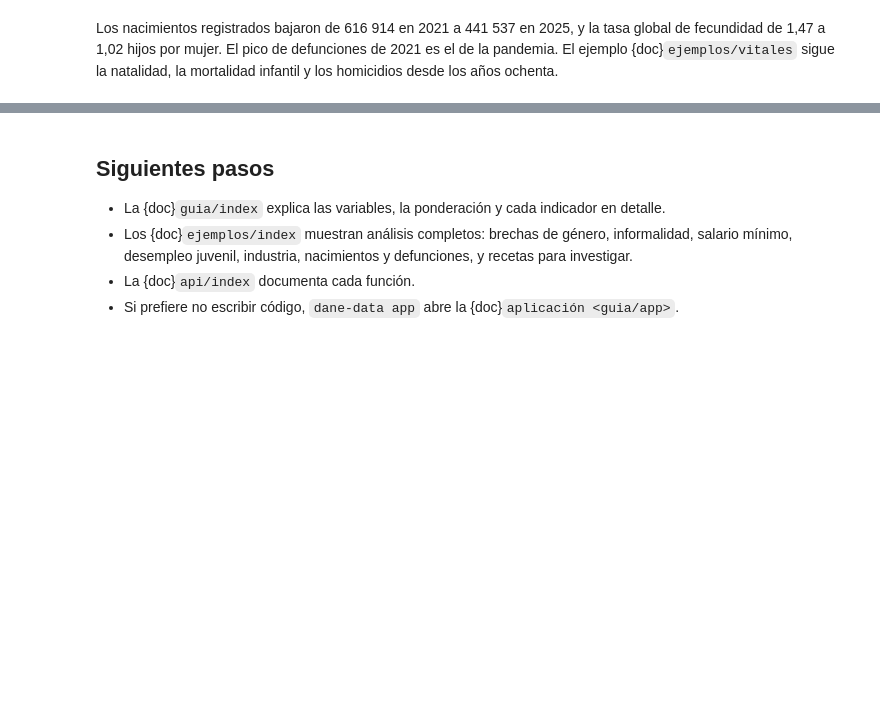
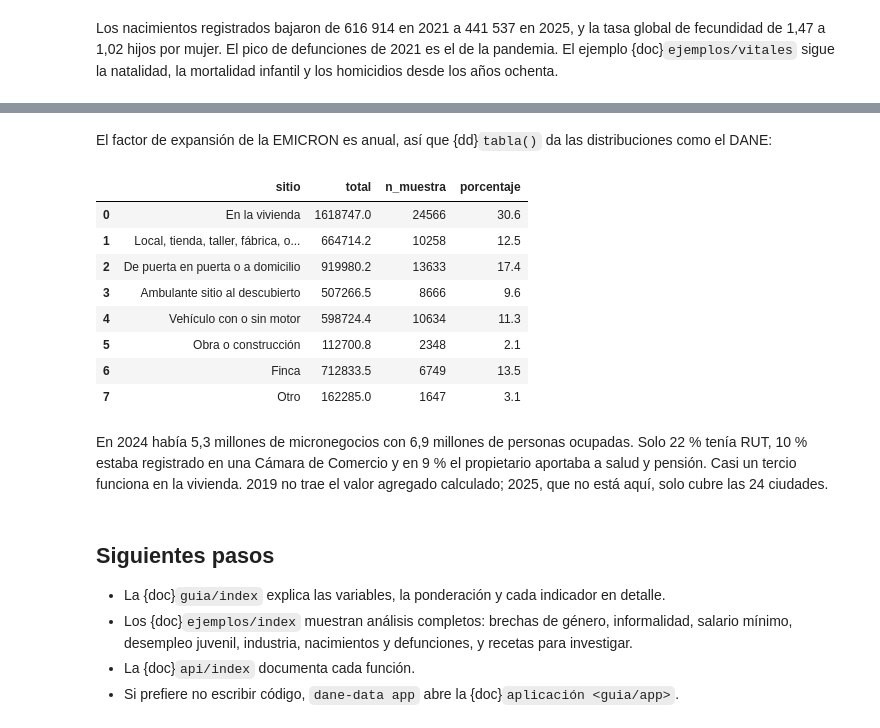
Before and after one commit to IntegralIndefinida/DANE-data, a Jupyter notebook: docs/primeros_pasos.ipynb, the cells around one changed output, grey strips where cells are left out. Saved outputs shown, nothing was run; the diff lists cells and outputs as text; code cells hidden in the pictures; blank space fills up the shorter version.

```diff
--- a/docs/primeros_pasos.ipynb
+++ b/docs/primeros_pasos.ipynb
@@ -187,3 +207,21 @@ sigue la natalidad, la mortalidad infantil y los homicidios desde los años oche
+# %% [markdown]
+El factor de expansión de la EMICRON es anual, así que {dd}`tabla()` da las distribuciones como el DANE:
+# %%
+dd.tabla(emi[emi.anio == 2024], por="sitio", estadistico="porcentaje").round(1)
+# %% [output]
+|  | sitio | total | n_muestra | porcentaje |
+| 0 | En la vivienda | 1618747.0 | 24566 | 30.6 |
+| 1 | Local, tienda, taller, fábrica, o... | 664714.2 | 10258 | 12.5 |
+| 2 | De puerta en puerta o a domicilio | 919980.2 | 13633 | 17.4 |
+| 3 | Ambulante sitio al descubierto | 507266.5 | 8666 | 9.6 |
+| 4 | Vehículo con o sin motor | 598724.4 | 10634 | 11.3 |
+| 5 | Obra o construcción | 112700.8 | 2348 | 2.1 |
+| 6 | Finca | 712833.5 | 6749 | 13.5 |
+| 7 | Otro | 162285.0 | 1647 | 3.1 |
+# %% [markdown]
+En 2024 había 5,3 millones de micronegocios con 6,9 millones de personas ocupadas. Solo 22 % tenía RUT, 10 % estaba
+registrado en una Cámara de Comercio y en 9 % el propietario aportaba a salud y pensión. Casi un tercio funciona en
+la vivienda. 2019 no trae el valor agregado calculado; 2025, que no está aquí, solo cubre las 24 ciudades.
 # %% [markdown]
 ## Siguientes pasos
 
```
Also changed, not shown: parts of 4 cells of this notebook.
